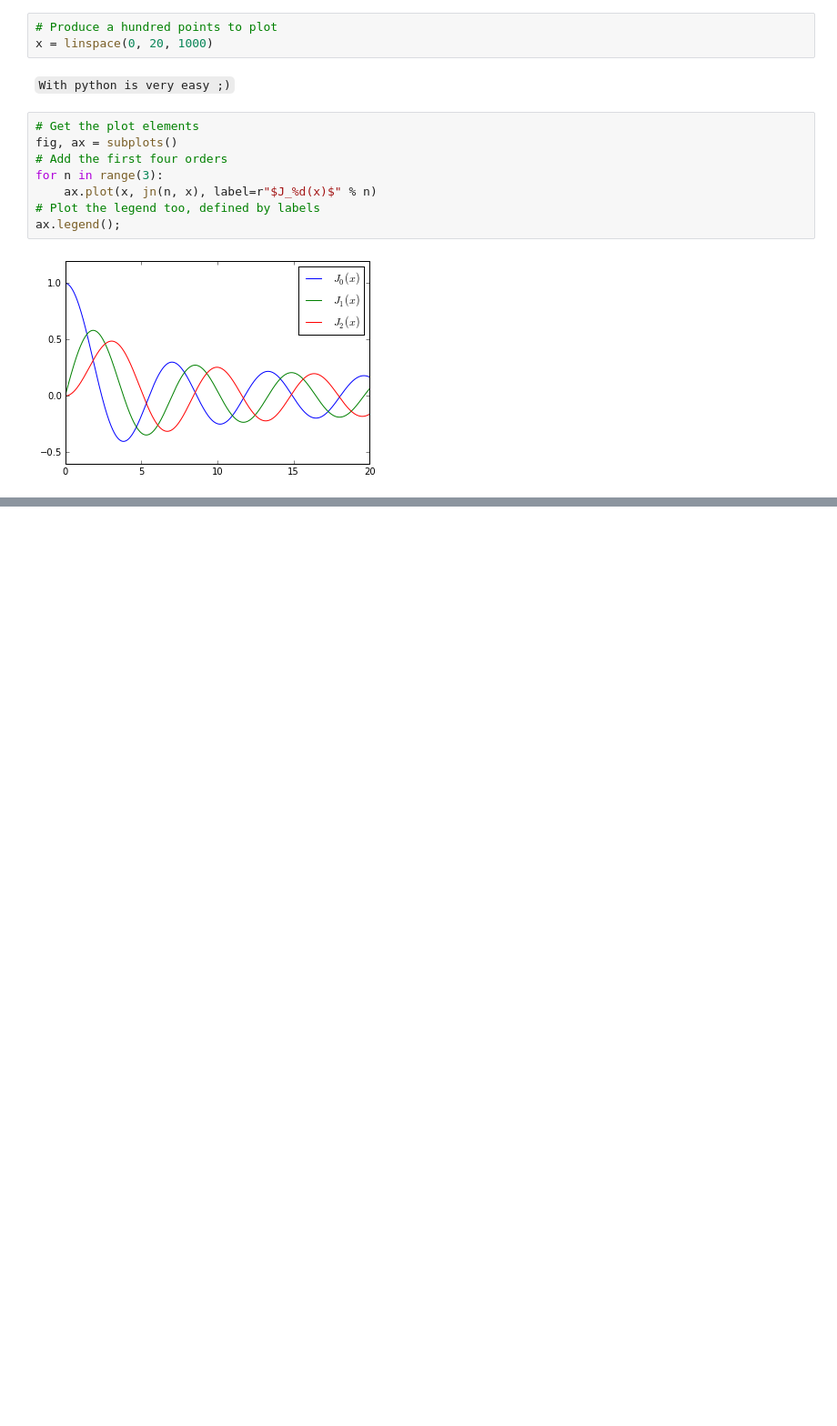
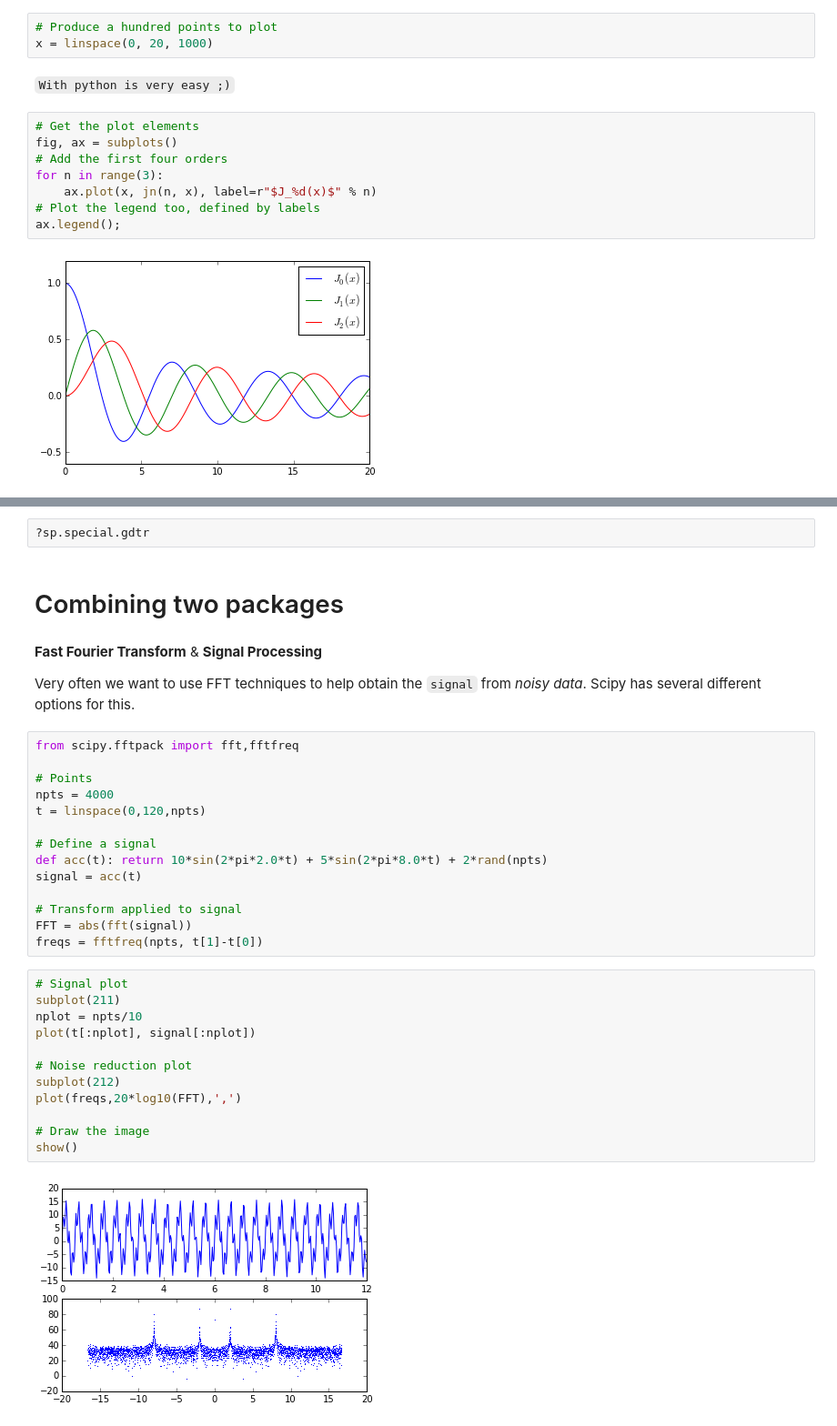
Before and after one commit to hpcit/lectures, a Jupyter notebook: pydata/05_scientific.ipynb, the cells around one changed output, grey strips where cells are left out. Shown at 91% size. Drawn from its saved outputs; the diff is of its cells as text; blank space fills up the shorter version.

Commit message:
Adding a second example for science, combining two parts of scipy

```diff
--- a/pydata/05_scientific.ipynb
+++ b/pydata/05_scientific.ipynb
@@ -169,0 +189,37 @@ Probably scipy examples + matplotlib base?
+# %%
+?sp.special.gdtr
+# %% [markdown]
+# Combining two packages
+# %% [markdown]
+**Fast Fourier Transform** & **Signal Processing**
+
+Very often we want to use FFT techniques to help obtain the `signal` from *noisy data*.
+Scipy has several different options for this.
+# %%
+from scipy.fftpack import fft,fftfreq
+
+# Points
+npts = 4000
+t = linspace(0,120,npts)
+
+# Define a signal
+def acc(t): return 10*sin(2*pi*2.0*t) + 5*sin(2*pi*8.0*t) + 2*rand(npts)
+signal = acc(t)
+
+# Transform applied to signal
+FFT = abs(fft(signal))
+freqs = fftfreq(npts, t[1]-t[0])
+# %%
+# Signal plot
+subplot(211)
+nplot = npts/10
+plot(t[:nplot], signal[:nplot])
+
+# Noise reduction plot
+subplot(212)
+plot(freqs,20*log10(FFT),',')
+
+# Draw the image
+show()
+# %% [output]
+[figure, added]
```
Also changed, not shown: parts of 13 cells of this notebook.
